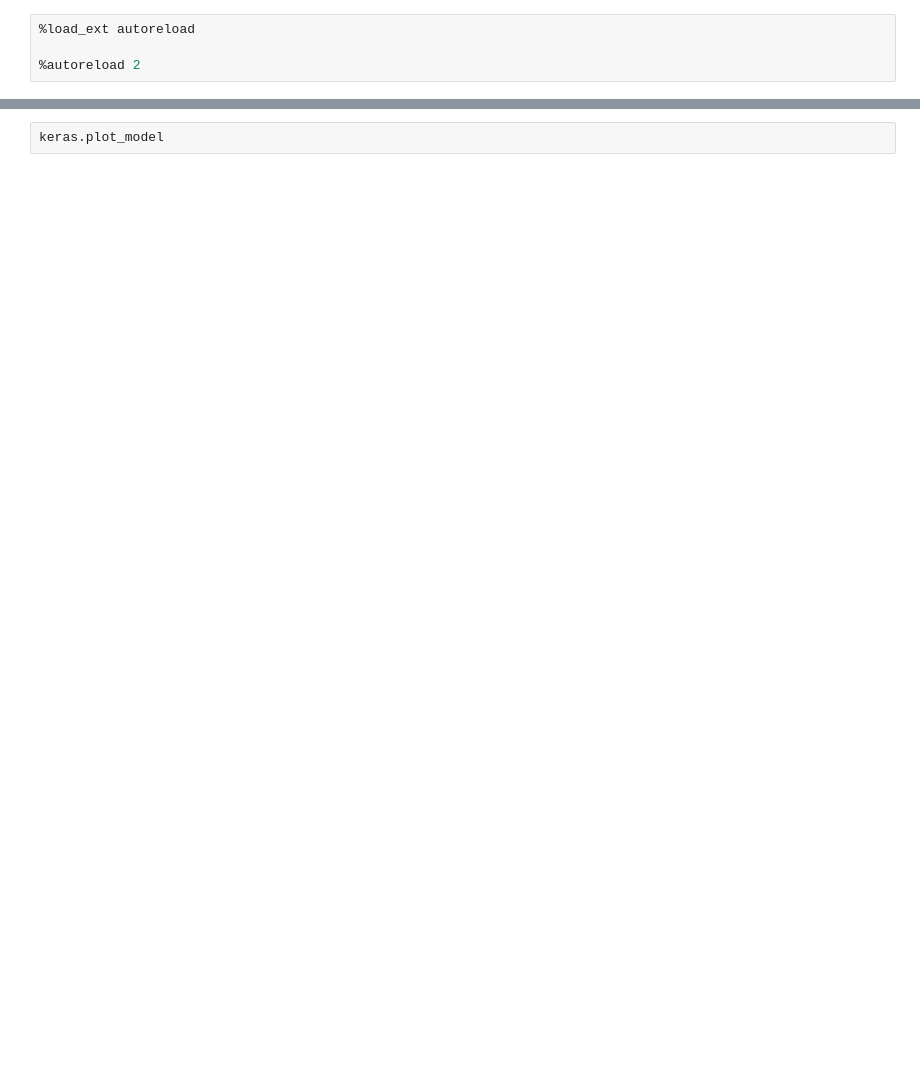
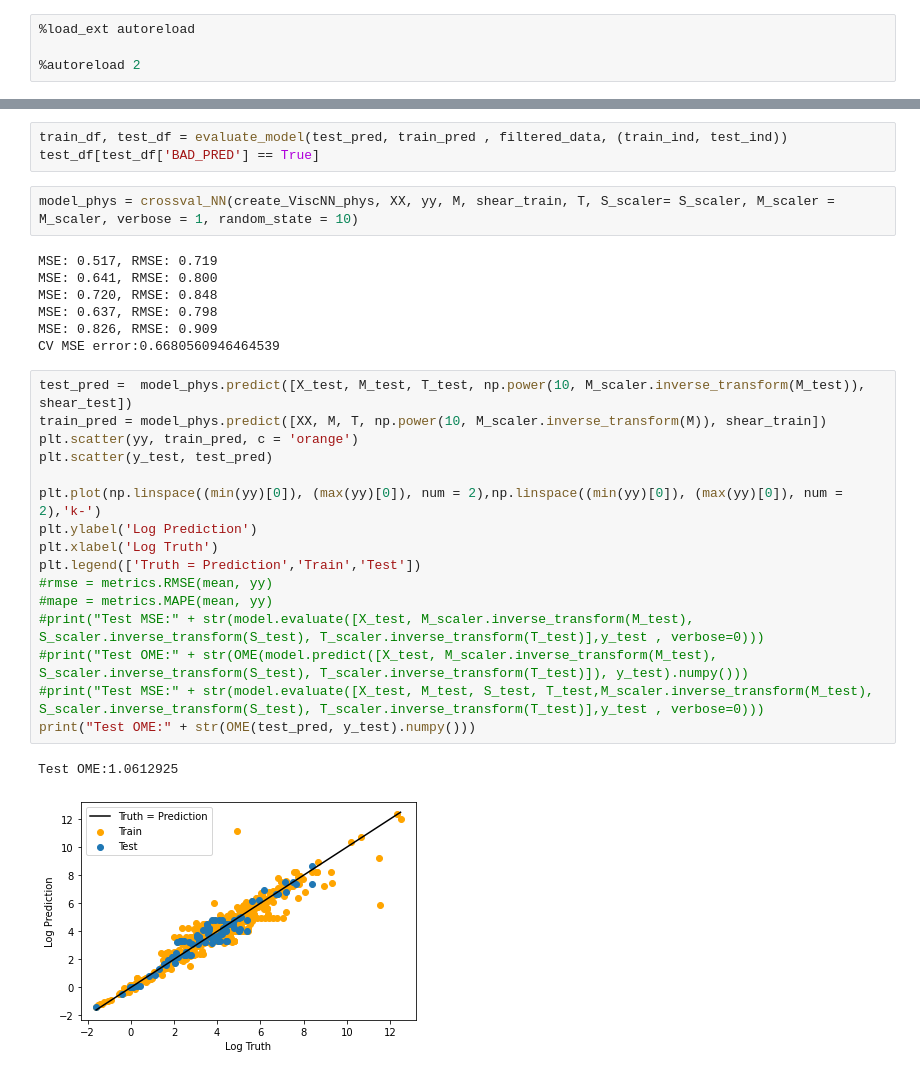
Before and after one commit to ajain300/Melt_Viscosity_Predictor, a Jupyter notebook: viscosityNN.ipynb, the cells around one changed output, grey strips where cells are left out. Drawn from its saved outputs; the diff is of its cells as text; blank space fills up the shorter version.

```diff
--- a/viscosityNN.ipynb
+++ b/viscosityNN.ipynb
@@ -132,2 +142,31 @@ None
-# %%
-keras.plot_model
+# %%
+train_df, test_df = evaluate_model(test_pred, train_pred , filtered_data, (train_ind, test_ind))
+test_df[test_df['BAD_PRED'] == True]
+# %%
+model_phys = crossval_NN(create_ViscNN_phys, XX, yy, M, shear_train, T, S_scaler= S_scaler, M_scaler = M_scaler, verbose = 1, random_state = 10)
+# %% [output]
+MSE: 0.517, RMSE: 0.719
+MSE: 0.641, RMSE: 0.800
+MSE: 0.720, RMSE: 0.848
+MSE: 0.637, RMSE: 0.798
+MSE: 0.826, RMSE: 0.909
+CV MSE error:0.6680560946464539
+# %%
+test_pred =  model_phys.predict([X_test, M_test, T_test, np.power(10, M_scaler.inverse_transform(M_test)), shear_test])
+train_pred = model_phys.predict([XX, M, T, np.power(10, M_scaler.inverse_transform(M)), shear_train])
+plt.scatter(yy, train_pred, c = 'orange')
+plt.scatter(y_test, test_pred)
+
+plt.plot(np.linspace((min(yy)[0]), (max(yy)[0]), num = 2),np.linspace((min(yy)[0]), (max(yy)[0]), num = 2),'k-')
+plt.ylabel('Log Prediction')
+plt.xlabel('Log Truth')
+plt.legend(['Truth = Prediction','Train','Test'])
+#rmse = metrics.RMSE(mean, yy)
+#mape = metrics.MAPE(mean, yy)
+#print("Test MSE:" + str(model.evaluate([X_test, M_scaler.inverse_transform(M_test), S_scaler.inverse_transform(S_test), T_scaler.inverse_transform(T_test)],y_test , verbose=0)))
+#print("Test OME:" + str(OME(model.predict([X_test, M_scaler.inverse_transform(M_test), S_scaler.inverse_transform(S_test), T_scaler.inverse_transform(T_test)]), y_test).numpy()))
+#print("Test MSE:" + str(model.evaluate([X_test, M_test, S_test, T_test,M_scaler.inverse_transform(M_test), S_scaler.inverse_transform(S_test), T_scaler.inverse_transform(T_test)],y_test , verbose=0)))
+print("Test OME:" + str(OME(test_pred, y_test).numpy()))
+# %% [output]
+Test OME:1.0612925
+[figure, added]
```
Also changed, not shown: parts of 35 cells of this notebook, 12 other files.
